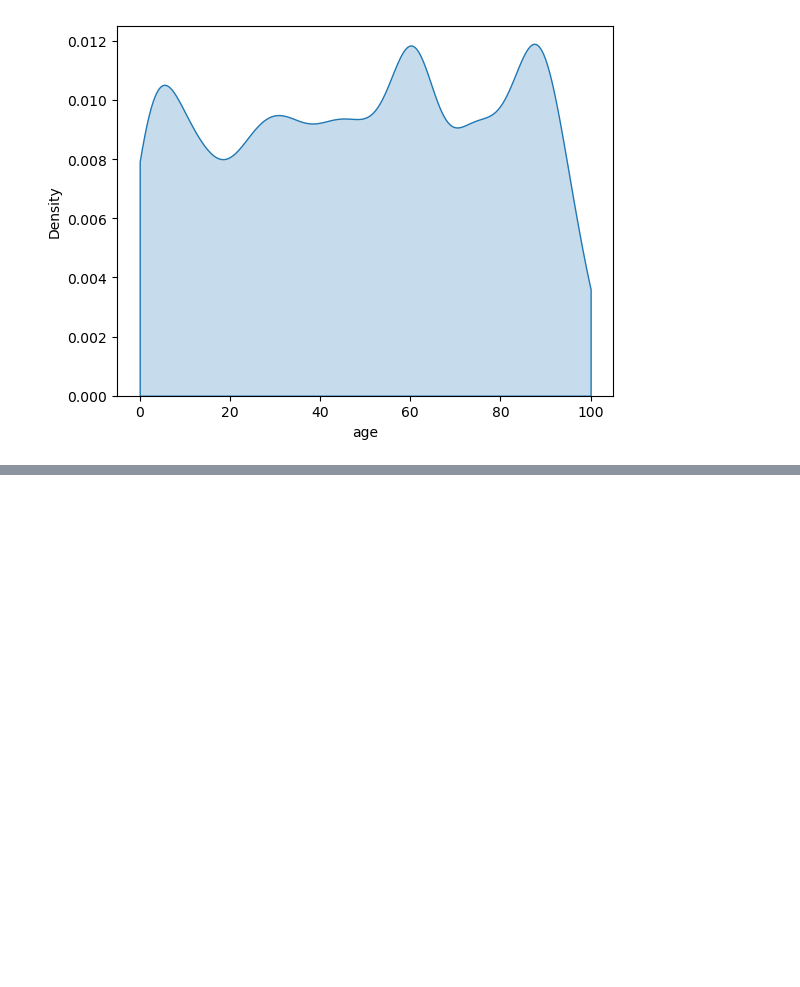
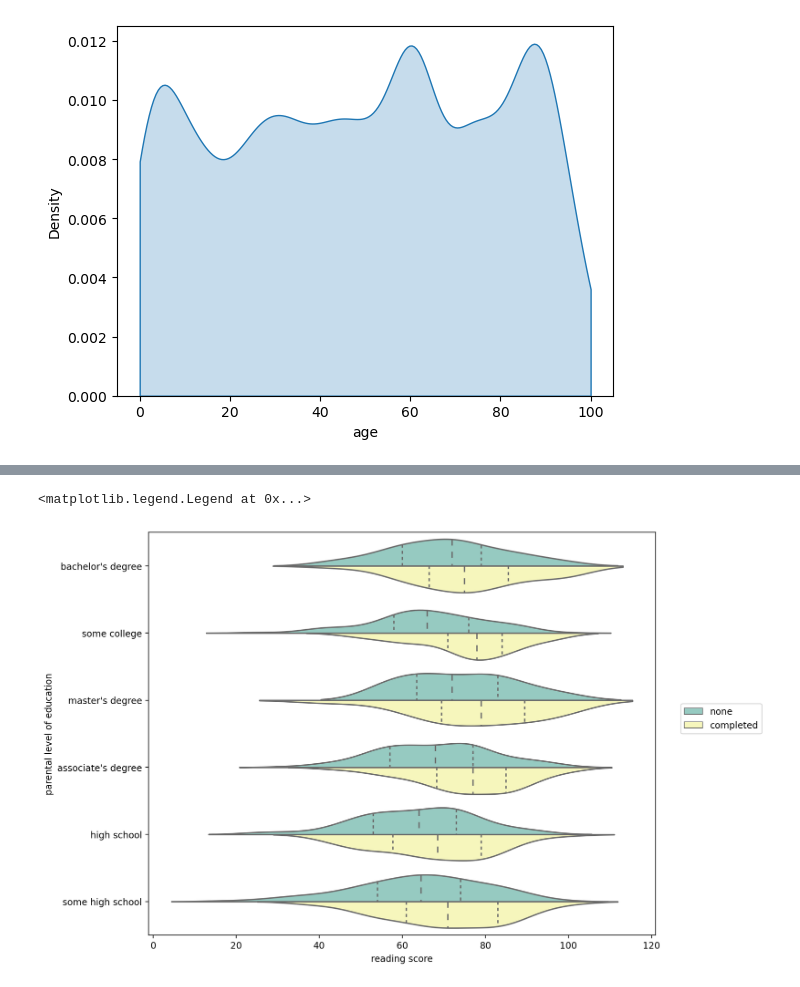
Before and after one commit to JovanTTT/MachineLearning-Course, a Jupyter notebook: Seaborn.ipynb, the cells around one changed output, grey strips where cells are left out. Saved outputs shown, nothing was run; the diff lists cells and outputs as text; code cells hidden in the pictures; blank space fills up the shorter version.

```diff
--- a/Seaborn.ipynb
+++ b/Seaborn.ipynb
@@ -132,0 +164,9 @@ sns.kdeplot(data = sample_ages, x = 'age', clip = [0, 100], bw_adjust = 0.5, fil
+# %%
+plt.figure(figsize = (10, 8), dpi = 200)
+sns.violinplot(data = df, x = 'reading score', y = 'parental level of education', hue = 'test preparation course', palette = 'Set3',
+              split = True, inner = 'quartile')
+
+plt.legend(loc =(1.05, 0.5) )
+# %% [output]
+<matplotlib.legend.Legend at 0x...>
+[figure, added]
```
Also changed, not shown: parts of 6 cells of this notebook, 2 other files.
